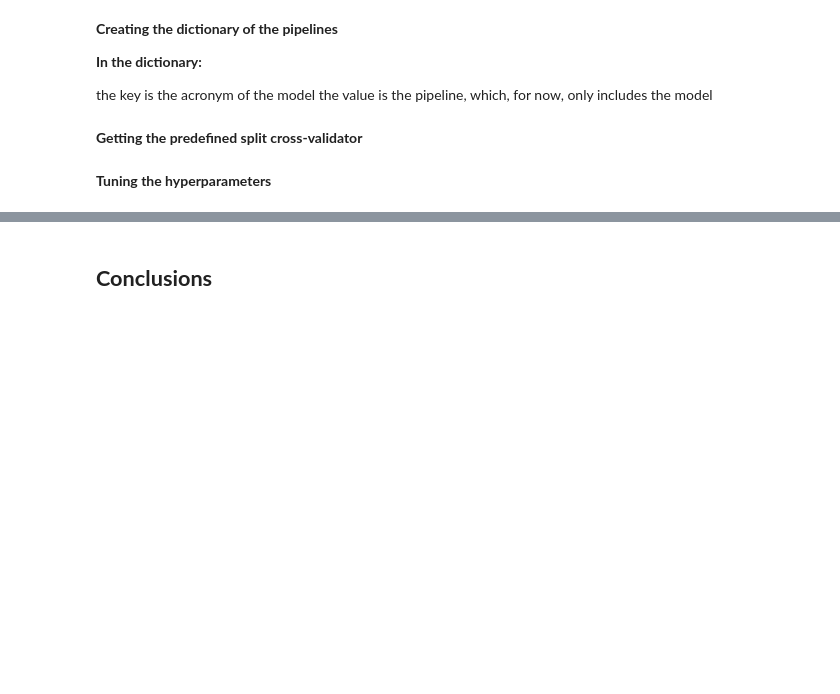
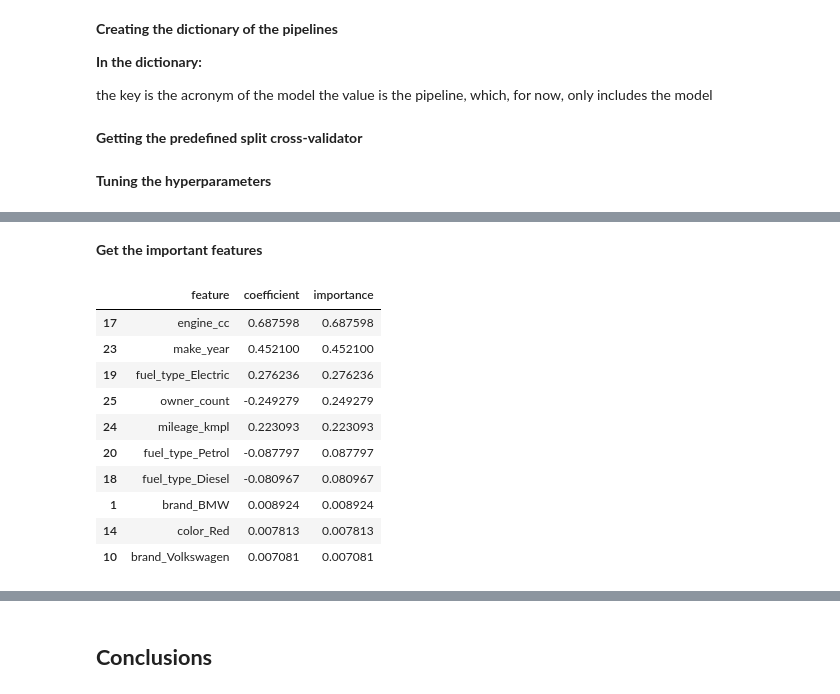
Before and after one commit to Simba-gwu/Machine_learning_project, a Jupyter notebook: Used_Car_Price_Prediction.ipynb, the cells around one changed output, grey strips where cells are left out. Cells and saved outputs as stored; diff of their text form; code cells hidden in the pictures; blank space fills up the shorter version.

```diff
--- a/Used_Car_Price_Prediction.ipynb
+++ b/Used_Car_Price_Prediction.ipynb
@@ -778,0 +810,32 @@ df_raw_train.head()
+# %%
+sgd_model = best_score_params_estimator_gs[0][2]
+coefs = sgd_model.named_steps['model'].coef_
+# %% [markdown]
+**Get the important features**
+# %%
+import pandas as pd
+
+feature_names = np.setdiff1d(df_train.columns, [target])
+
+coef_df = pd.DataFrame({
+    'feature': feature_names,
+    'coefficient': coefs
+})
+
+coef_df['importance'] = coef_df['coefficient'].abs()
+
+coef_df = coef_df.sort_values(by='importance', ascending=False)
+
+coef_df.head(10)
+# %% [output]
+|  | feature | coefficient | importance |
+| 17 | engine_cc | 0.687598 | 0.687598 |
+| 23 | make_year | 0.452100 | 0.452100 |
+| 19 | fuel_type_Electric | 0.276236 | 0.276236 |
+| 25 | owner_count | -0.249279 | 0.249279 |
+| 24 | mileage_kmpl | 0.223093 | 0.223093 |
+| 20 | fuel_type_Petrol | -0.087797 | 0.087797 |
+| 18 | fuel_type_Diesel | -0.080967 | 0.080967 |
+| 1 | brand_BMW | 0.008924 | 0.008924 |
+| 14 | color_Red | 0.007813 | 0.007813 |
+| 10 | brand_Volkswagen | 0.007081 | 0.007081 |
```
Also changed, not shown: parts of 15 cells of this notebook.
